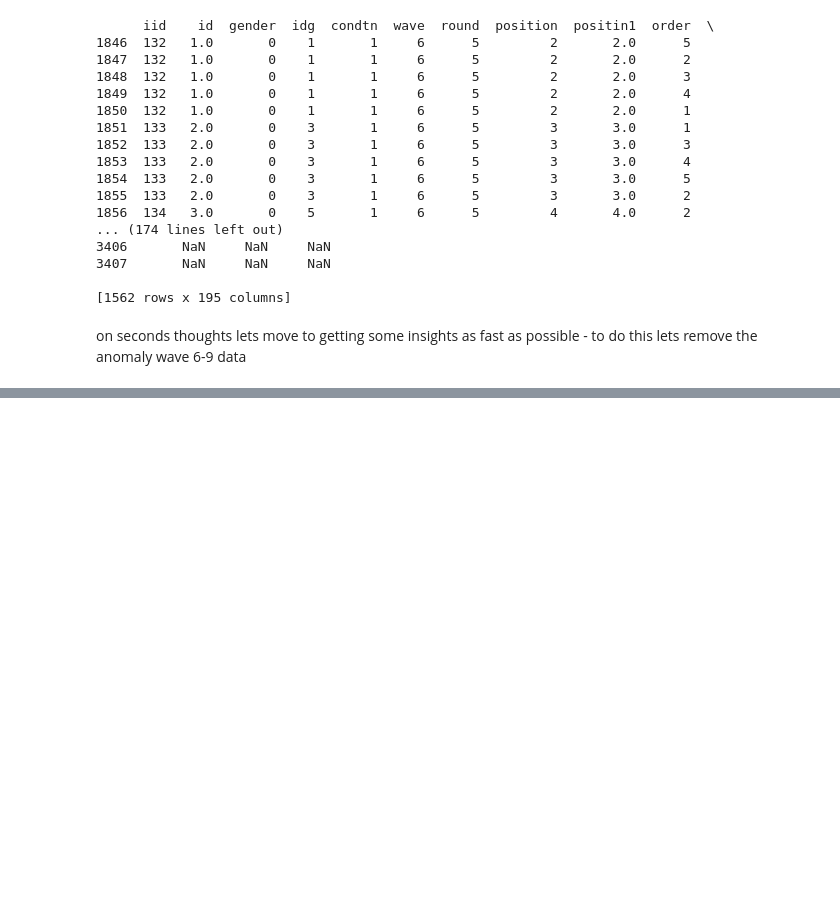
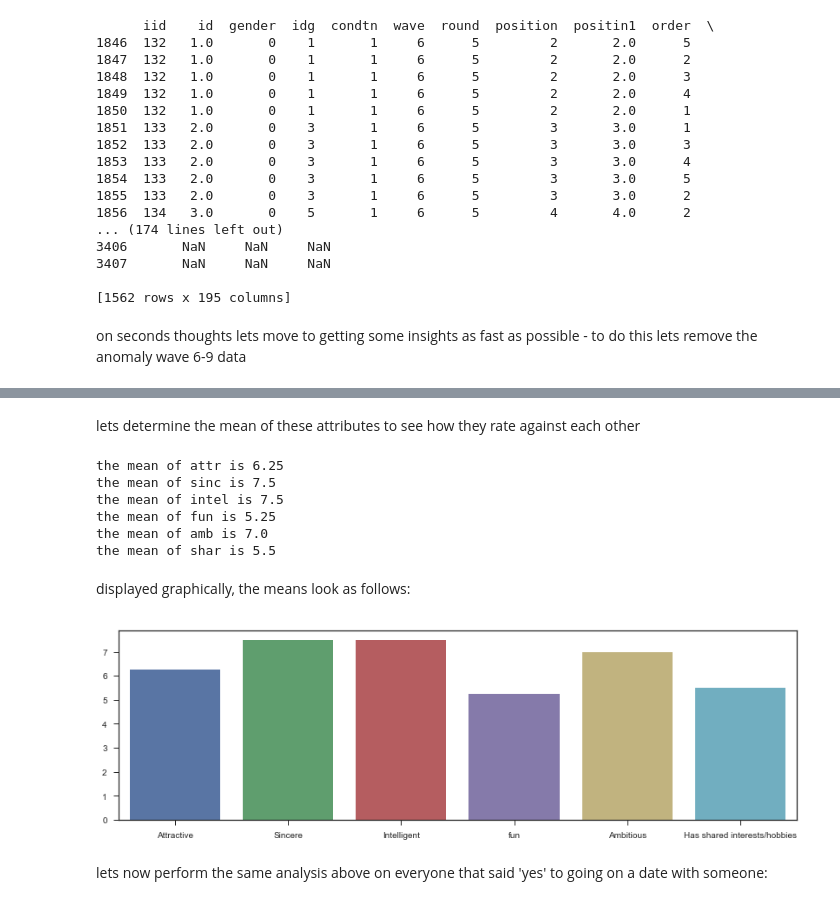
Before and after one commit to whathelll/speed-dating-analysis, a Jupyter notebook: paul/pauls speed dataing analysis.ipynb, the cells around one changed output, grey strips where cells are left out. Drawn from its saved outputs; the diff is of its cells as text; code cells hidden in the pictures; blank space fills up the shorter version.

```diff
--- a/paul/pauls speed dataing analysis.ipynb
+++ b/paul/pauls speed dataing analysis.ipynb
@@ -181,0 +502,8 @@ ok I am too tired for this, will try again in the morning
+# %%
+#lets examine participant number 45
+
+participantNum = 45
+
+df_matchesToOutIID = numberofyestoID(df, participantNum)
+
+df_matchesToOutIID
@@ -181,0 +525,9 @@ ok I am too tired for this, will try again in the morning
+# %%
+print 'particpant # ',participantNum,' matches were the following:'
+
+#note that the dec_o column is if the partner of the individual said 'yes' I would like to go on a date with our iid
+
+# a match was determined if they both said yes
+
+df_matches_properties = df_matchesToOutIID[['pid', 'match','dec_o','attr','sinc','intel','fun','amb','shar']]
+df_matches_properties
@@ -181,0 +541,39 @@ ok I am too tired for this, will try again in the morning
+# %% [markdown]
+lets determine the mean of these attributes to see how they rate against each other
+# %%
+attr_mean = df_matches_properties['attr'].mean()
+sinc_mean = df_matches_properties['sinc'].mean()
+intel_mean = df_matches_properties['intel'].mean()
+fun_mean = df_matches_properties['fun'].mean()
+amb_mean = df_matches_properties['amb'].mean()
+shar_mean = df_matches_properties['shar'].mean()
+
+attributes_of_iid = [attr_mean, sinc_mean, intel_mean, fun_mean, amb_mean, shar_mean]
+
+
+
+print 'the mean of attr is',attr_mean
+print 'the mean of sinc is',sinc_mean
+print 'the mean of intel is',intel_mean
+print 'the mean of fun is',fun_mean
+print 'the mean of amb is',amb_mean
+print 'the mean of shar is',shar_mean
+# %% [output]
+the mean of attr is 6.25
+the mean of sinc is 7.5
+the mean of intel is 7.5
+the mean of fun is 5.25
+the mean of amb is 7.0
+the mean of shar is 5.5
+# %% [markdown]
+displayed graphically, the means look as follows:
+# %%
+x = headers
+y = attributes_of_iid
+
+
+ax = sns.barplot(x, y)
+# %% [output]
+[figure, added]
+# %% [markdown]
+lets now perform the same analysis above on everyone that said 'yes' to going on a date with someone:
```
Also changed, not shown: parts of 32 cells of this notebook, 3 other files.
